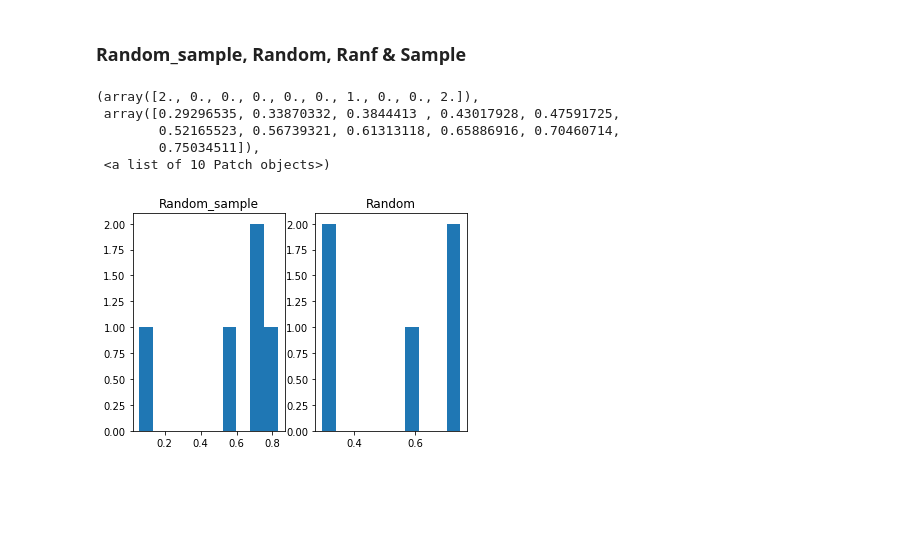
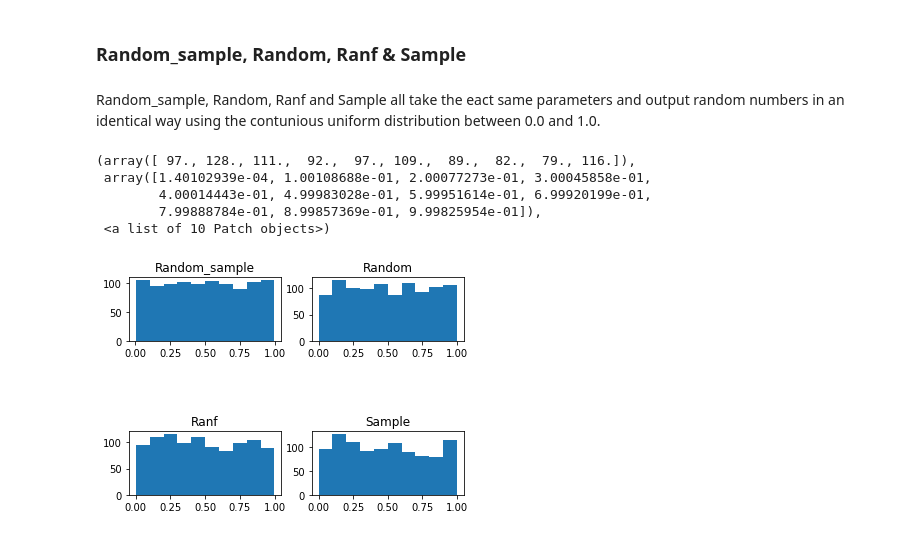
Before and after one commit to aidansummerville/52465----PROGRAMMING-FOR-DATA-ANALYSIS--Practical-assignments-, a Jupyter notebook: Numpy.random.ipynb, the cells around one changed output. Drawn from its saved outputs; the diff is of its cells as text; code cells hidden in the pictures; blank space fills up the shorter version.

Commit message:
ranf, sample

```diff
--- a/Numpy.random.ipynb
+++ b/Numpy.random.ipynb
@@ -142,21 +142,33 @@ plt.hist(rint2)
 In the plots above the the high parameter has been added to both plots. This moves the paramter that was acting as the high paramter when only one existed to the low parameter and. the new paramter becomes the high value. While when there is no low paramter set the randint starts from 0 and the random_integer starts from 1. When the low paramter is set both functions start from that value.
 # %% [markdown]
 ### Random_sample, Random, Ranf & Sample
+# %% [markdown]
+Random_sample, Random, Ranf and Sample all take the eact same parameters and output random numbers in an identical way using the contunious uniform distribution between 0.0 and 1.0.
 # %%
 
-rs = np.random.random_sample((5,))
-plt.subplot(1, 2, 1)
+rs = np.random.random_sample((1000,))
+plt.subplot(3, 2, 1)
 plt.title('Random_sample')
 plt.hist(rs)
 
-ran = np.random.random((5,))
-plt.subplot(1, 2, 2)
+ran = np.random.random((1000,))
+plt.subplot(3, 2, 2)
 plt.title('Random')
 plt.hist(ran)
+
+ranf = np.random.ranf((1000,))
+plt.subplot(3, 2, 5)
+plt.title('Ranf')
+plt.hist(ranf)
+
+samp = np.random.sample((1000,))
+plt.subplot(3, 2, 6)
+plt.title('Sample')
+plt.hist(samp)
 # %% [output]
-(array([2., 0., 0., 0., 0., 0., 1., 0., 0., 2.]),
- array([0.29296535, 0.33870332, 0.3844413 , 0.43017928, 0.47591725,
-        0.52165523, 0.56739321, 0.61313118, 0.65886916, 0.70460714,
-        0.75034511]),
+(array([ 97., 128., 111.,  92.,  97., 109.,  89.,  82.,  79., 116.]),
+ array([1.40102939e-04, 1.00108688e-01, 2.00077273e-01, 3.00045858e-01,
+        4.00014443e-01, 4.99983028e-01, 5.99951614e-01, 6.99920199e-01,
+        7.99888784e-01, 8.99857369e-01, 9.99825954e-01]),
  <a list of 10 Patch objects>)
-[figure, old version]
+[figure, new version]
```
Also changed, not shown: parts of 4 cells of this notebook.
